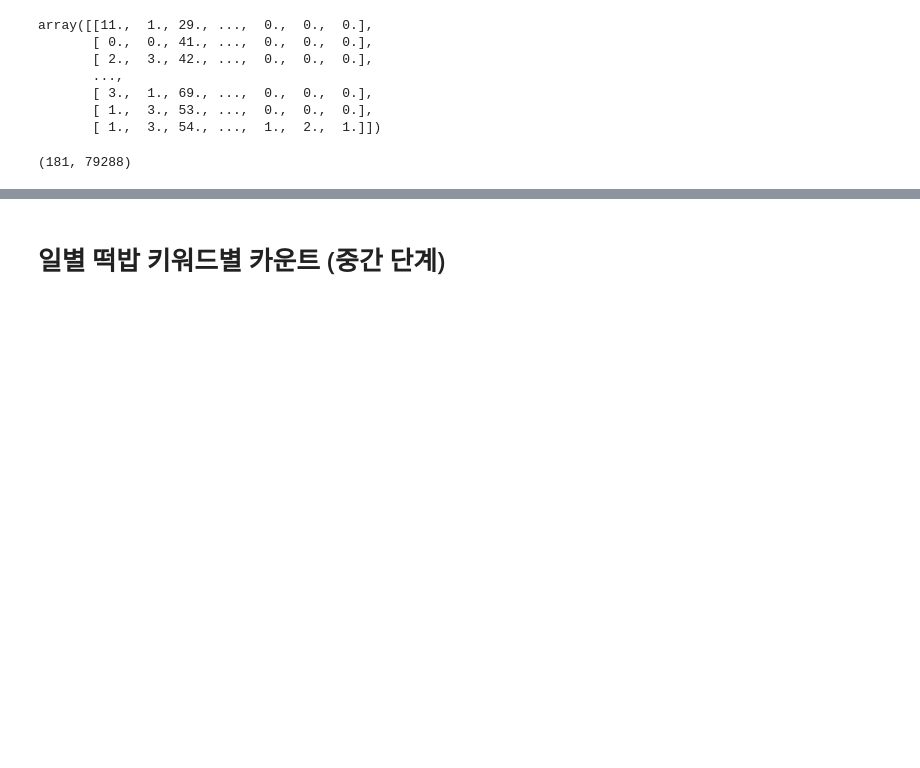
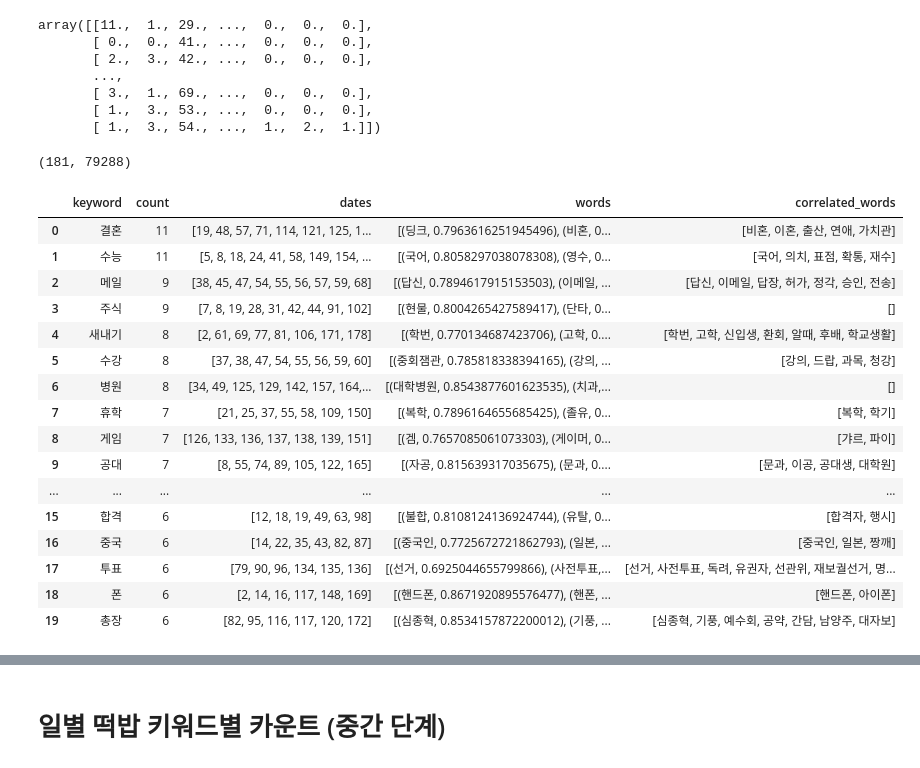
Before and after one commit to JourneyKo/ssodam, a Jupyter notebook: ssodam2021_Topic_Analysis_and_Visualization.ipynb, the cells around one changed output, grey strips where cells are left out. Saved outputs shown, nothing was run; the diff lists cells and outputs as text; code cells hidden in the pictures; blank space fills up the shorter version.

```diff
--- a/ssodam2021_Topic_Analysis_and_Visualization.ipynb
+++ b/ssodam2021_Topic_Analysis_and_Visualization.ipynb
@@ -46,0 +51,20 @@ cfd.shape #181일 #79000여 키워드
+# %%
+word30s
+# %% [output]
+|  | keyword | count | dates | words | correlated_words |
+| 0 | 결혼 | 11 | [19, 48, 57, 71, 114, 121, 125, 1... | [(딩크, 0.7963616251945496), (비혼, 0... | [비혼, 이혼, 출산, 연애, 가치관] |
+| 1 | 수능 | 11 | [5, 8, 18, 24, 41, 58, 149, 154, ... | [(국어, 0.8058297038078308), (영수, 0... | [국어, 의치, 표점, 확통, 재수] |
+| 2 | 메일 | 9 | [38, 45, 47, 54, 55, 56, 57, 59, 68] | [(답신, 0.7894617915153503), (이메일, ... | [답신, 이메일, 답장, 허가, 정각, 승인, 전송] |
+| 3 | 주식 | 9 | [7, 8, 19, 28, 31, 42, 44, 91, 102] | [(현물, 0.8004265427589417), (단타, 0... | [] |
+| 4 | 새내기 | 8 | [2, 61, 69, 77, 81, 106, 171, 178] | [(학번, 0.770134687423706), (고학, 0.... | [학번, 고학, 신입생, 환회, 알때, 후배, 학교생활] |
+| 5 | 수강 | 8 | [37, 38, 47, 54, 55, 56, 59, 60] | [(중회잼관, 0.785818338394165), (강의, ... | [강의, 드랍, 과목, 청강] |
+| 6 | 병원 | 8 | [34, 49, 125, 129, 142, 157, 164,... | [(대학병원, 0.8543877601623535), (치과,... | [] |
+| 7 | 휴학 | 7 | [21, 25, 37, 55, 58, 109, 150] | [(복학, 0.7896164655685425), (졸유, 0... | [복학, 학기] |
+| 8 | 게임 | 7 | [126, 133, 136, 137, 138, 139, 151] | [(겜, 0.7657085061073303), (게이머, 0... | [갸르, 파이] |
+| 9 | 공대 | 7 | [8, 55, 74, 89, 105, 122, 165] | [(자공, 0.815639317035675), (문과, 0.... | [문과, 이공, 공대생, 대학원] |
+| ... | ... | ... | ... | ... | ... |
+| 15 | 합격 | 6 | [12, 18, 19, 49, 63, 98] | [(불합, 0.8108124136924744), (유탈, 0... | [합격자, 행시] |
+| 16 | 중국 | 6 | [14, 22, 35, 43, 82, 87] | [(중국인, 0.7725672721862793), (일본, ... | [중국인, 일본, 짱깨] |
+| 17 | 투표 | 6 | [79, 90, 96, 134, 135, 136] | [(선거, 0.6925044655799866), (사전투표,... | [선거, 사전투표, 독려, 유권자, 선관위, 재보궐선거, 명... |
+| 18 | 폰 | 6 | [2, 14, 16, 117, 148, 169] | [(핸드폰, 0.8671920895576477), (핸폰, ... | [핸드폰, 아이폰] |
+| 19 | 총장 | 6 | [82, 95, 116, 117, 120, 172] | [(심종혁, 0.8534157872200012), (기풍, ... | [심종혁, 기풍, 예수회, 공약, 간담, 남양주, 대자보] |
```
Also changed, not shown: parts of 9 cells of this notebook.
